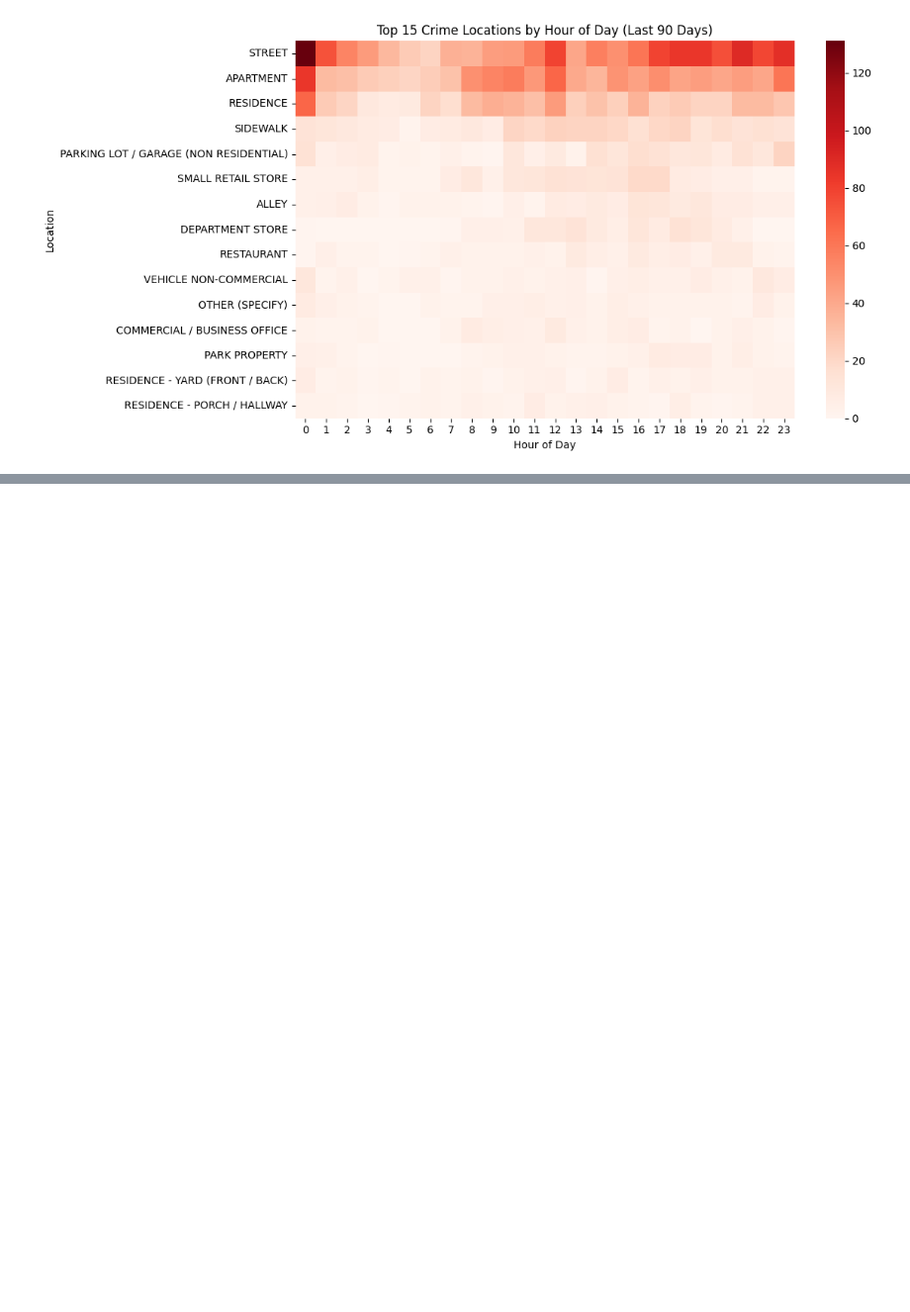
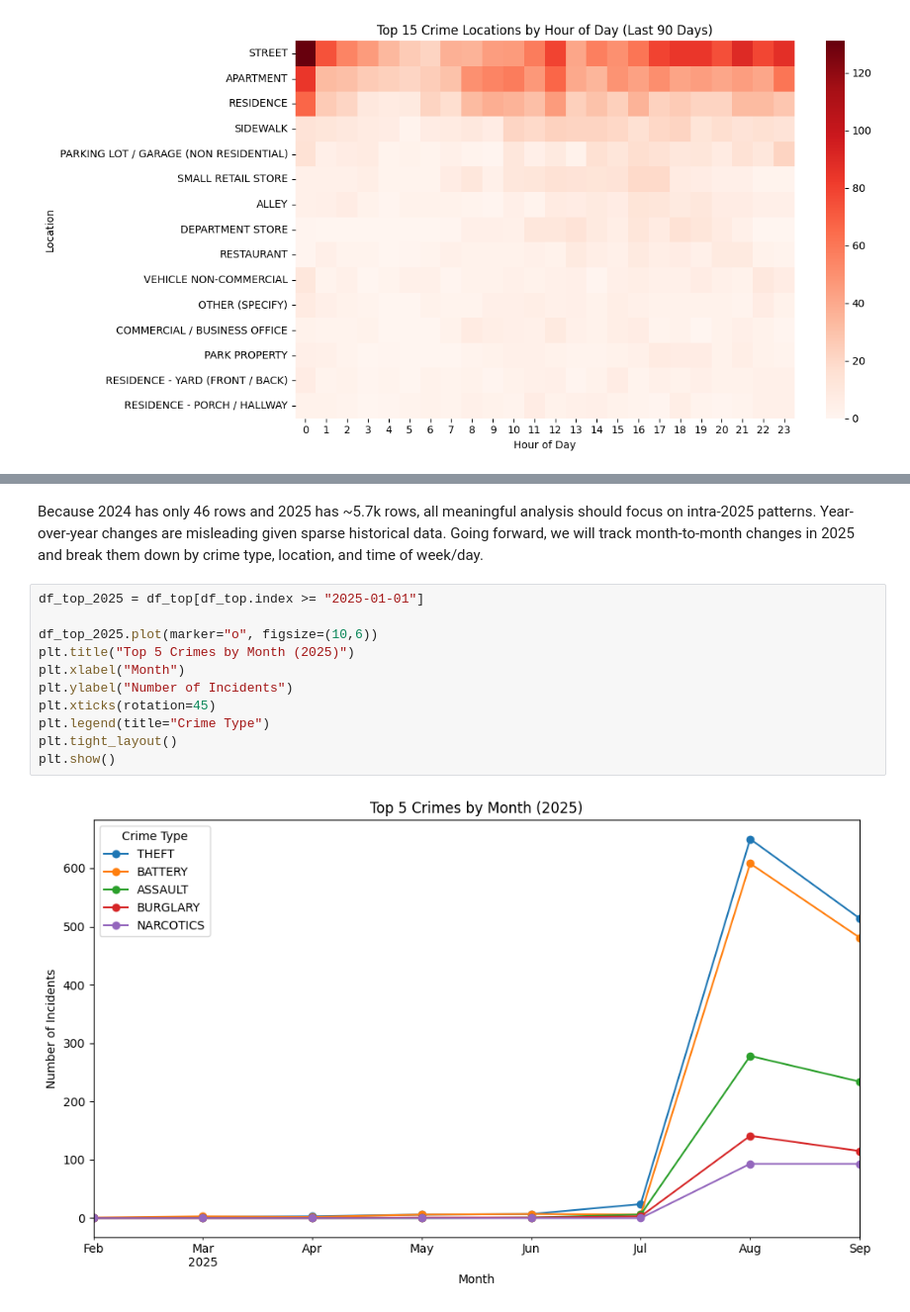
Before and after one commit to Jonah-Schwartz521/Chicago_Crime_Pipeline, a Jupyter notebook: notebooks/eda/eda.ipynb, the cells around one changed output, grey strips where cells are left out. Shown at 99% size. Saved outputs shown, nothing was run; the diff lists cells and outputs as text; blank space fills up the shorter version.

```diff
--- a/notebooks/eda/eda.ipynb
+++ b/notebooks/eda/eda.ipynb
@@ -475,0 +694,15 @@ plt.show()
+# %% [markdown]
+Because 2024 has only 46 rows and 2025 has ~5.7k rows, all meaningful analysis should focus on intra-2025 patterns. Year-over-year changes are misleading given sparse historical data. Going forward, we will track month-to-month changes in 2025 and break them down by crime type, location, and time of week/day.
+# %%
+df_top_2025 = df_top[df_top.index >= "2025-01-01"]
+
+df_top_2025.plot(marker="o", figsize=(10,6))
+plt.title("Top 5 Crimes by Month (2025)")
+plt.xlabel("Month")
+plt.ylabel("Number of Incidents")
+plt.xticks(rotation=45)
+plt.legend(title="Crime Type")
+plt.tight_layout()
+plt.show()
+# %% [output]
+[figure, added]
```
Also changed, not shown: parts of 11 cells of this notebook.
